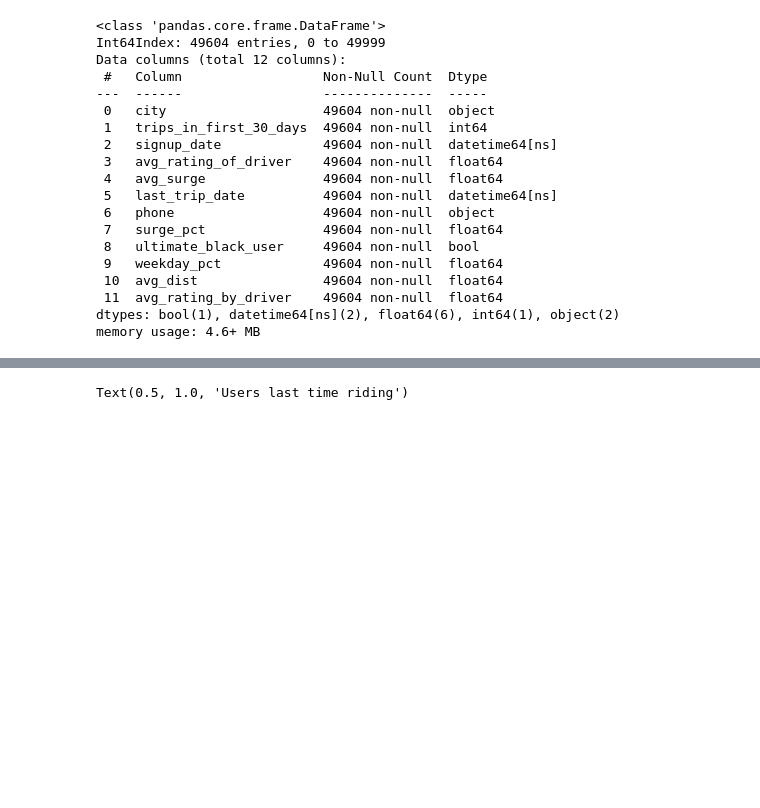
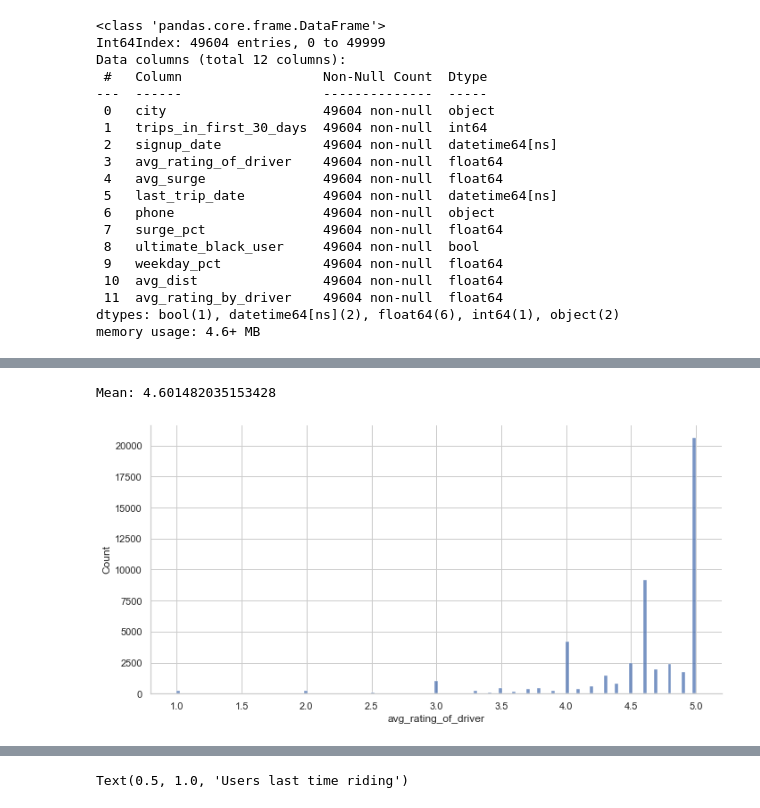
Before and after one commit to jkurt13/Ultimate_challenge, a Jupyter notebook: Ultimate_data_science_challenge.ipynb, the cells around one changed output, grey strips where cells are left out. Saved outputs shown, nothing was run; the diff lists cells and outputs as text; code cells hidden in the pictures; blank space fills up the shorter version.

```diff
--- a/Ultimate_data_science_challenge.ipynb
+++ b/Ultimate_data_science_challenge.ipynb
@@ -369,0 +367,5 @@ memory usage: 4.6+ MB
+# %%
+create_displot('avg_rating_of_driver')
+# %% [output]
+Mean: 4.601482035153428
+[figure, added]
```
Also changed, not shown: parts of 26 cells of this notebook, 1 other file.
